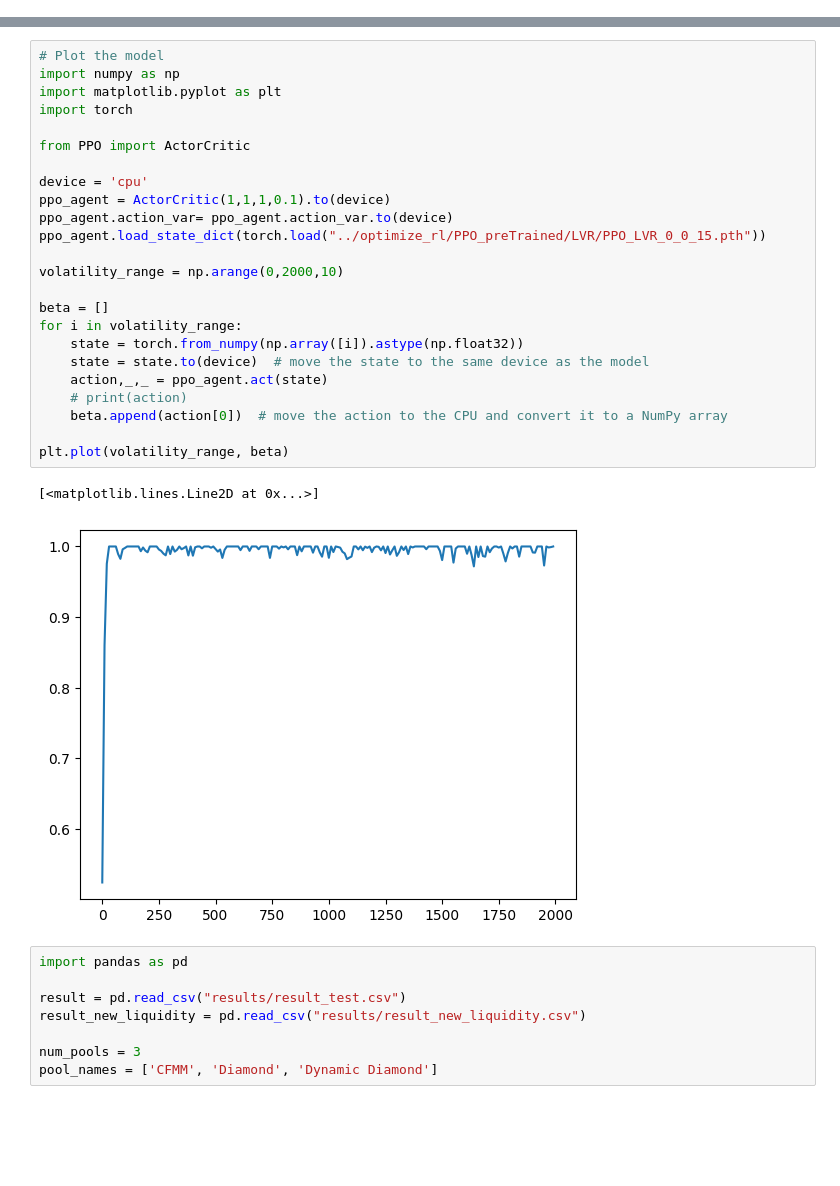
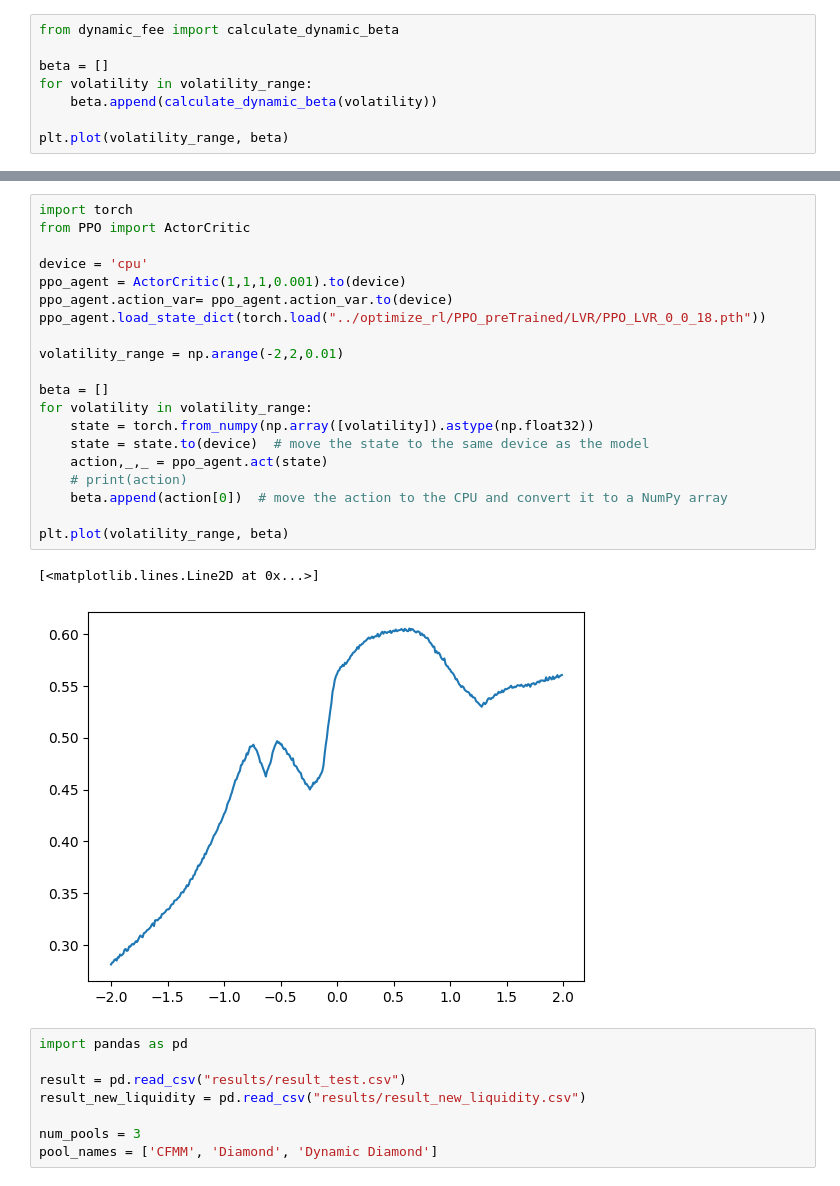
Before and after one commit to decipherhub/LVR-Diamond-DynamicBeta, a Jupyter notebook: simulation/analysis.ipynb, the cells around one changed output, grey strips where cells are left out. Saved outputs shown, nothing was run; the diff lists cells and outputs as text; blank space fills up the shorter version.

```diff
--- a/simulation/analysis.ipynb
+++ b/simulation/analysis.ipynb
@@ -11,0 +12,8 @@ c:\coding\project\LVR-Diamond-DynamicBeta
+# %%
+from dynamic_fee import calculate_dynamic_beta
+
+beta = []
+for volatility in volatility_range:
+    beta.append(calculate_dynamic_beta(volatility))
+
+plt.plot(volatility_range, beta)
@@ -12,30 +23,26 @@ c:\coding\project\LVR-Diamond-DynamicBeta
 # %%
-# Plot the model
-import numpy as np
-import matplotlib.pyplot as plt
 import torch
-
 from PPO import ActorCritic
 
 device = 'cpu'
-ppo_agent = ActorCritic(1,1,1,0.1).to(device)
+ppo_agent = ActorCritic(1,1,1,0.001).to(device)
 ppo_agent.action_var= ppo_agent.action_var.to(device)
-ppo_agent.load_state_dict(torch.load("../optimize_rl/PPO_preTrained/LVR/PPO_LVR_0_0_15.pth"))
+ppo_agent.load_state_dict(torch.load("../optimize_rl/PPO_preTrained/LVR/PPO_LVR_0_0_18.pth"))
 
-volatility_range = np.arange(0,2000,10)
+volatility_range = np.arange(-2,2,0.01)
 
 beta = []
-for i in volatility_range:
-    state = torch.from_numpy(np.array([i]).astype(np.float32))
+for volatility in volatility_range:
+    state = torch.from_numpy(np.array([volatility]).astype(np.float32))
     state = state.to(device)  # move the state to the same device as the model
     action,_,_ = ppo_agent.act(state)
     # print(action)
     beta.append(action[0])  # move the action to the CPU and convert it to a NumPy array
 
 plt.plot(volatility_range, beta)
 # %% [output]
 [<matplotlib.lines.Line2D at 0x...>]
-[figure, old version]
+[figure, new version]
 # %%
 import pandas as pd
 
```
Also changed, not shown: parts of 15 cells of this notebook, 6 other files.
